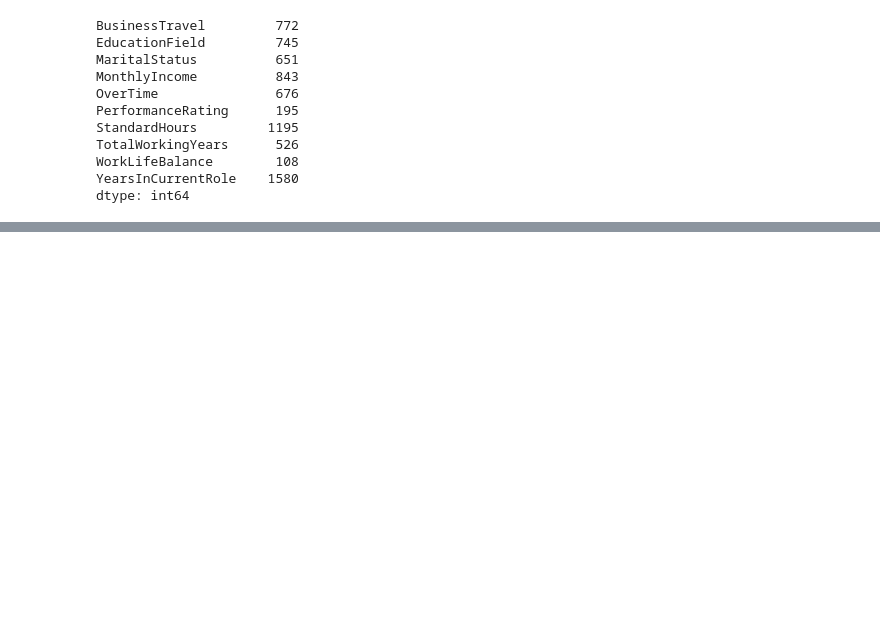
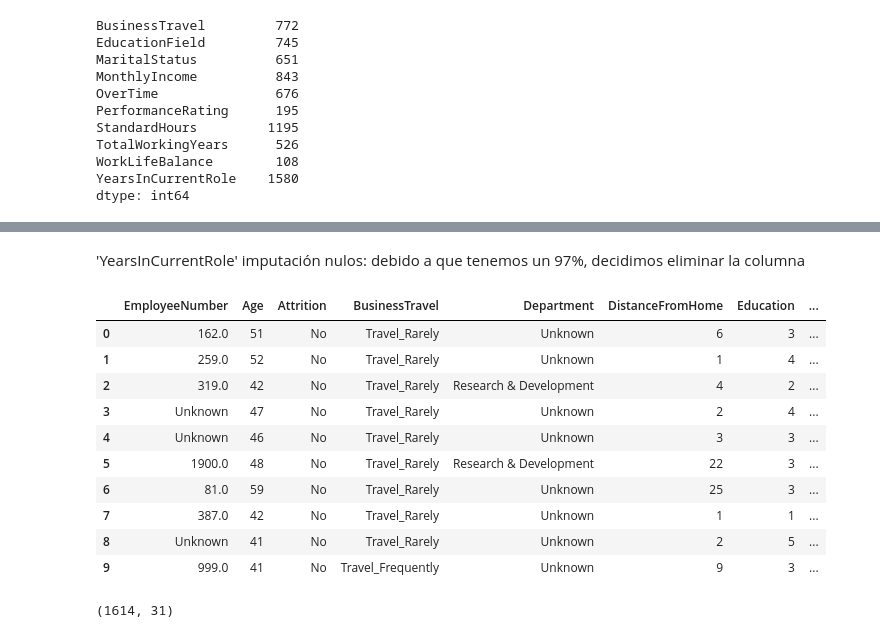
Before and after one commit to Adalab/proyecto-da-promo-b-modulo-3-team-1, a Jupyter notebook: EDA.ipynb, the cells around one changed output, grey strips where cells are left out. Cells and saved outputs as stored; diff of their text form; code cells hidden in the pictures; blank space fills up the shorter version.

```diff
--- a/EDA.ipynb
+++ b/EDA.ipynb
@@ -1205,0 +1210,33 @@ dtype: int64
+# %%
+# 1. Reemplazar las comas por puntos
+df_clean['WorkLifeBalance'] = df_clean['WorkLifeBalance'].replace(',', '.', regex=True)
+# %%
+# necesitamos importar una librería especifica
+from sklearn.impute import SimpleImputer
+
+# Imputar con la media
+imputer = SimpleImputer(strategy='mean')
+df_clean['WorkLifeBalance'] = imputer.fit_transform(df_clean[['WorkLifeBalance']])
+# %% [markdown]
+'YearsInCurrentRole' imputación nulos: debido a que tenemos un 97%, decidimos eliminar la columna
+# %%
+# Remove StandardHours column
+df_clean.drop(['YearsInCurrentRole'], axis=1, inplace=True)
+
+df_clean.head(10)
+# %% [output]
+|  | EmployeeNumber | Age | Attrition | BusinessTravel | Department | DistanceFromHome | Education | ... |
+| 0 | 162.0 | 51 | No | Travel_Rarely | Unknown | 6 | 3 | ... |
+| 1 | 259.0 | 52 | No | Travel_Rarely | Unknown | 1 | 4 | ... |
+| 2 | 319.0 | 42 | No | Travel_Rarely | Research & Development | 4 | 2 | ... |
+| 3 | Unknown | 47 | No | Travel_Rarely | Unknown | 2 | 4 | ... |
+| 4 | Unknown | 46 | No | Travel_Rarely | Unknown | 3 | 3 | ... |
+| 5 | 1900.0 | 48 | No | Travel_Rarely | Research & Development | 22 | 3 | ... |
+| 6 | 81.0 | 59 | No | Travel_Rarely | Unknown | 25 | 3 | ... |
+| 7 | 387.0 | 42 | No | Travel_Rarely | Unknown | 1 | 1 | ... |
+| 8 | Unknown | 41 | No | Travel_Rarely | Unknown | 2 | 5 | ... |
+| 9 | 999.0 | 41 | No | Travel_Frequently | Unknown | 9 | 3 | ... |
+# %%
+df_clean.shape
+# %% [output]
+(1614, 31)
```
Also changed, not shown: parts of 40 cells of this notebook.
